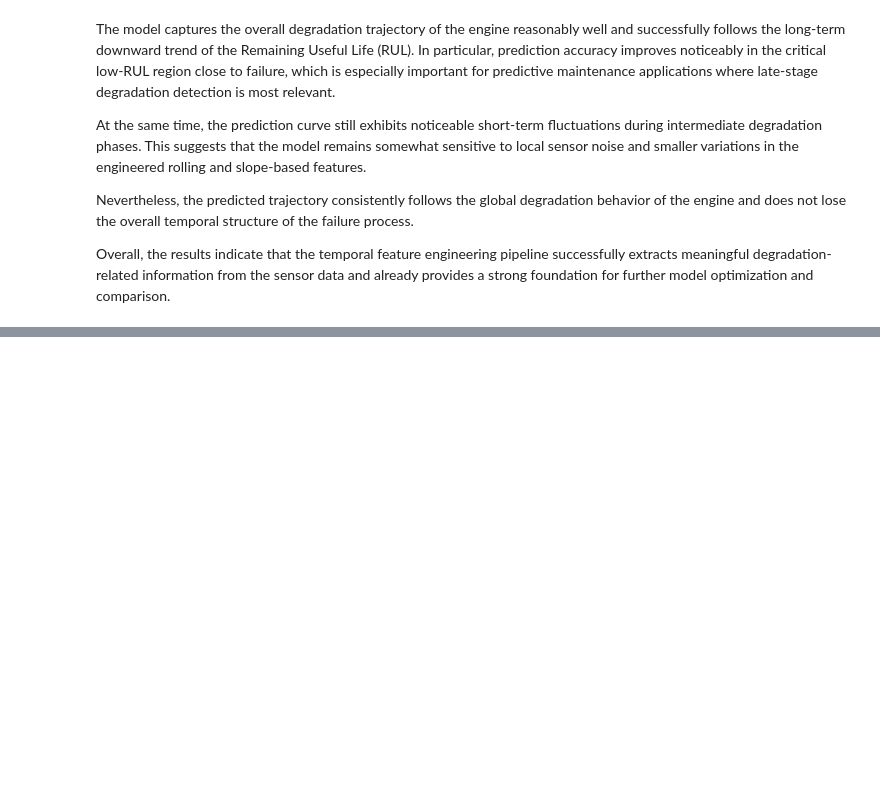
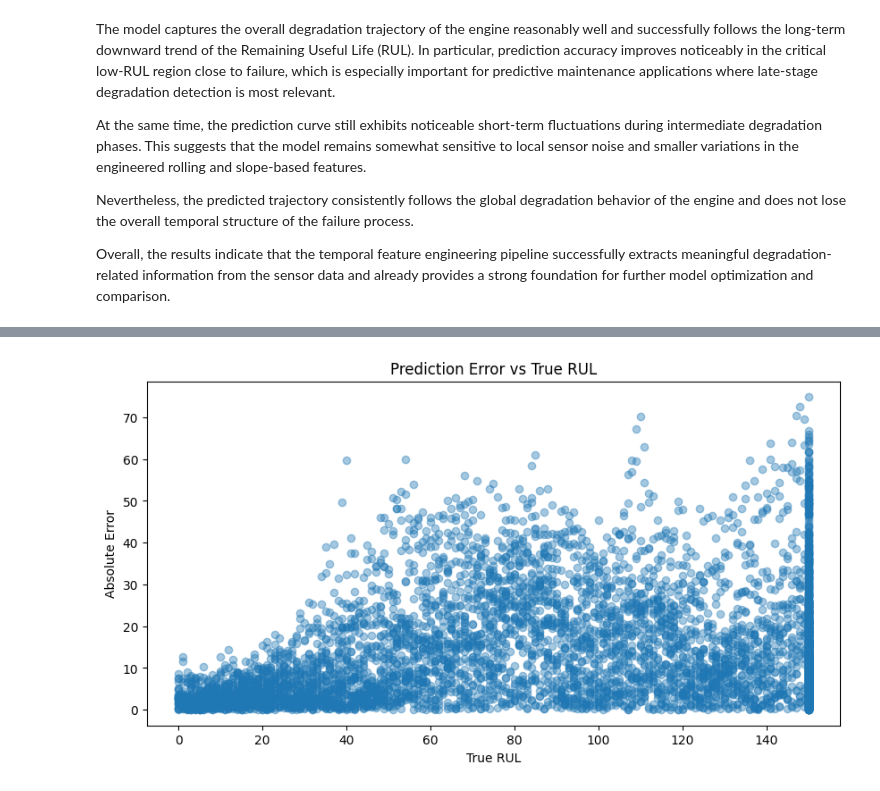
Before and after one commit to TobiSchl2010/predictive-maintenance-cmaps, a Jupyter notebook: notebooks/03_modeling.ipynb, the cells around one changed output, grey strips where cells are left out. Drawn from its saved outputs; the diff is of its cells as text; code cells hidden in the pictures; blank space fills up the shorter version.

```diff
--- a/notebooks/03_modeling.ipynb
+++ b/notebooks/03_modeling.ipynb
@@ -434,0 +614,17 @@ Overall, the results indicate that the temporal feature engineering pipeline suc
+# %%
+plt.figure(figsize=(10,5))
+
+plt.scatter(
+    error_analysis_df['RUL'],
+    error_analysis_df['absolute_error'],
+    alpha=0.4
+)
+
+plt.xlabel('True RUL')
+plt.ylabel('Absolute Error')
+
+plt.title('Prediction Error vs True RUL')
+
+plt.show()
+# %% [output]
+[figure, added]
```
Also changed, not shown: parts of 31 cells of this notebook, 5 other files.
